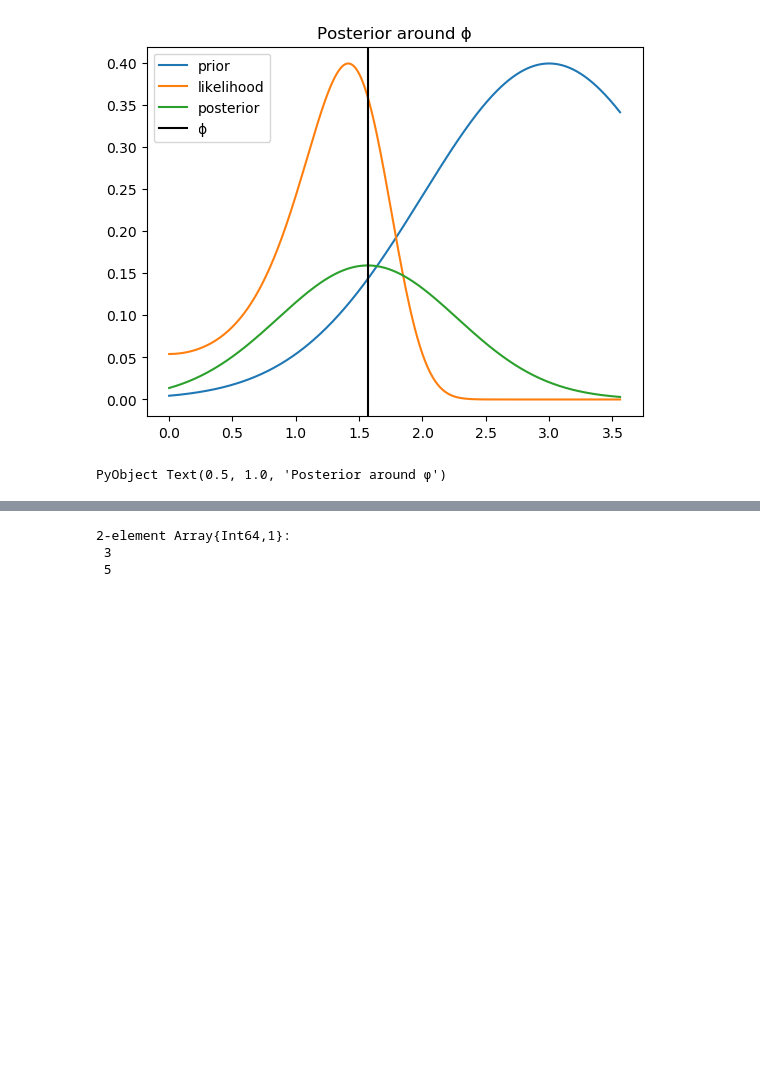
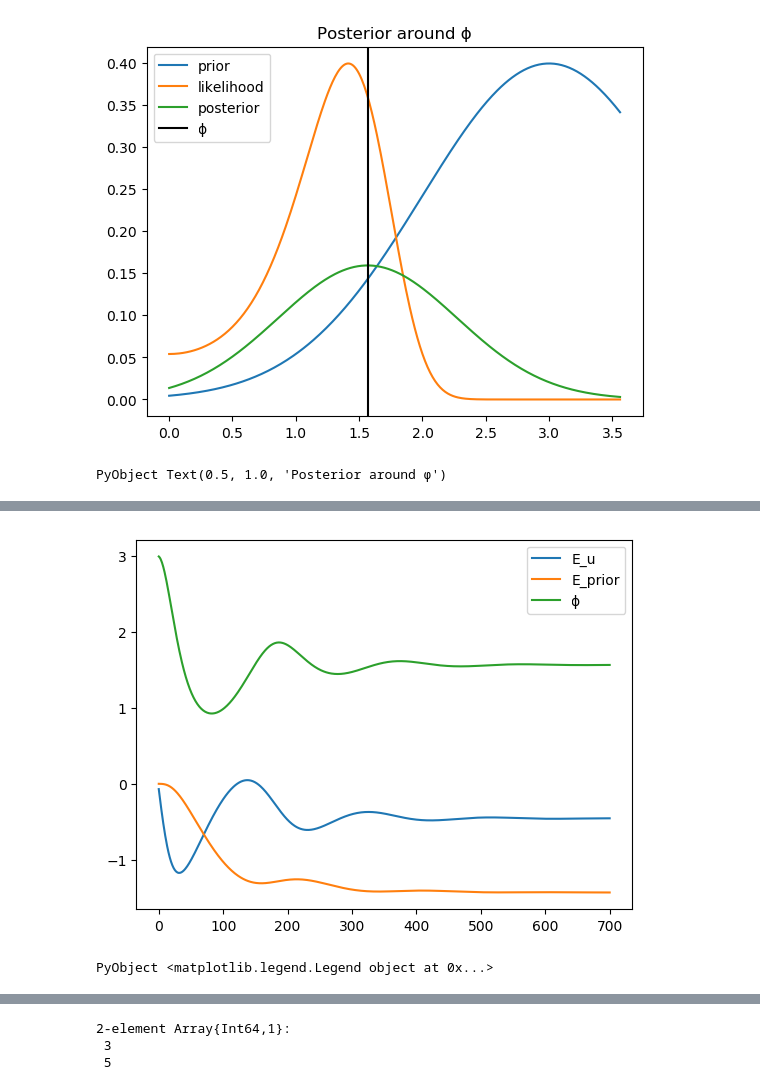
Before and after one commit to FishAres/VirtualFriston, a Jupyter notebook: Free_Energy_tutorial/Tutorial.ipynb, the cells around one changed output, grey strips where cells are left out. Cells and saved outputs as stored; diff of their text form; code cells hidden in the pictures; blank space fills up the shorter version.

```diff
--- a/Free_Energy_tutorial/Tutorial.ipynb
+++ b/Free_Energy_tutorial/Tutorial.ipynb
@@ -151,0 +179,39 @@ PyObject Text(0.5, 1.0, 'Posterior around ϕ')
+# %%
+u = 2
+Σ = 1
+u_prior = 3
+ϕ = u_prior
+
+Σ_prior = 1
+e_prior = 0
+e_u = 0
+Σ_u = 1
+g(x) = x.^2
+
+dE_prior(ϕ, u_prior, Σ_prior, e_prior) = ϕ - u_prior - Σ_prior*e_prior
+
+dE_u(ϕ, u, Σ_u, e_u) = u - g(ϕ) - Σ_u*e_u
+
+dϕ(e_u, e_prior) = e_u*2ϕ - e_prior
+
+Δt = 0.01
+timelength = 8
+Ep = []
+Eu = []
+Φ = []
+for t = 1:Δt:timelength
+    e_prior += Δt*dE_prior(ϕ, u_prior, Σ_prior, e_prior)
+    e_u += Δt*dE_u(ϕ, u, Σ_u, e_u)
+    ϕ += Δt*dϕ(e_u, e_prior)
+    append!(Ep, e_prior)
+    append!(Eu, e_u)
+    append!(Φ, ϕ)
+end
+# %%
+plot(Eu, label="E_u")
+plot(Ep, label="E_prior")
+plot(Φ, label="ϕ")
+legend()
+# %% [output]
+[figure, added]
+PyObject <matplotlib.legend.Legend object at 0x...>
```
Also changed, not shown: parts of 6 cells of this notebook.
